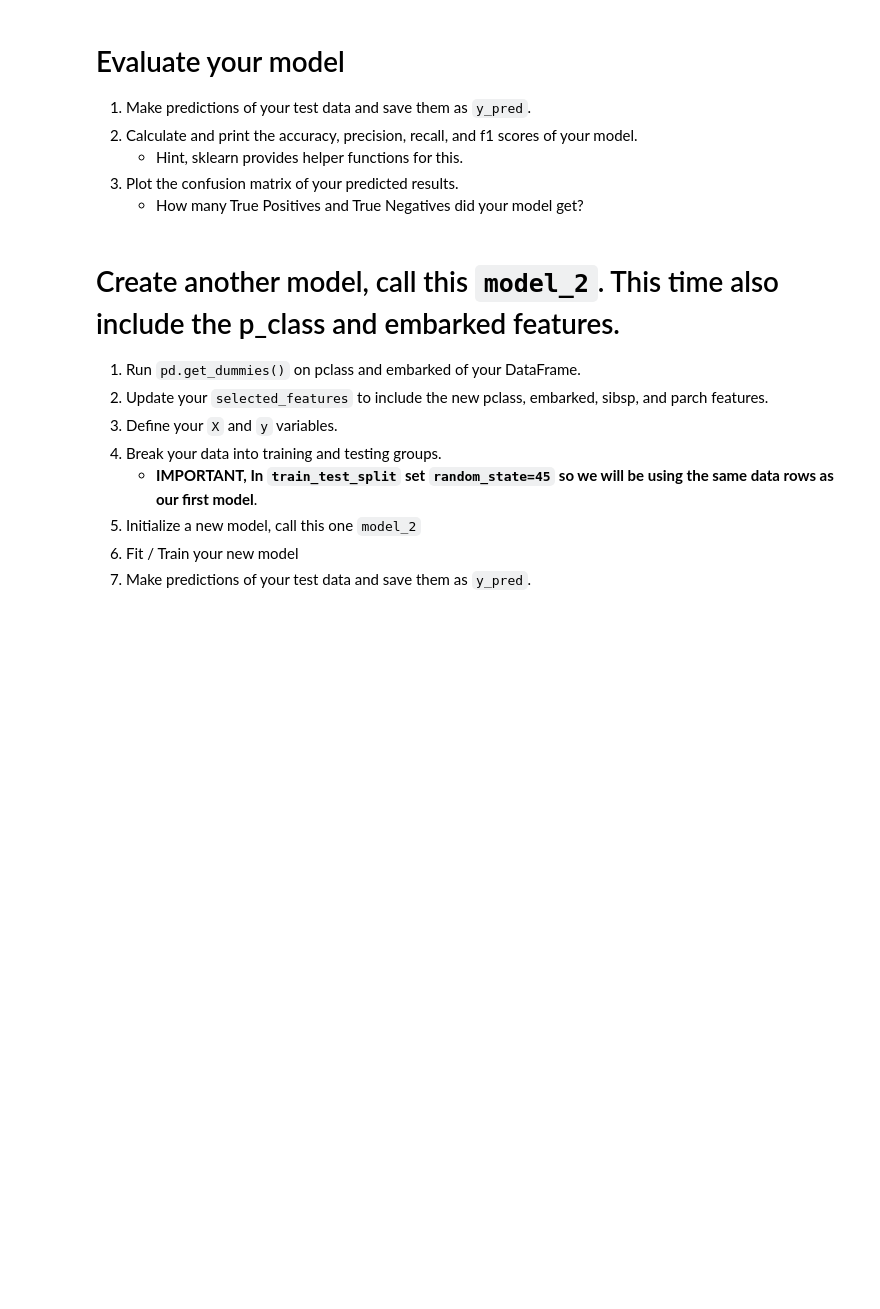
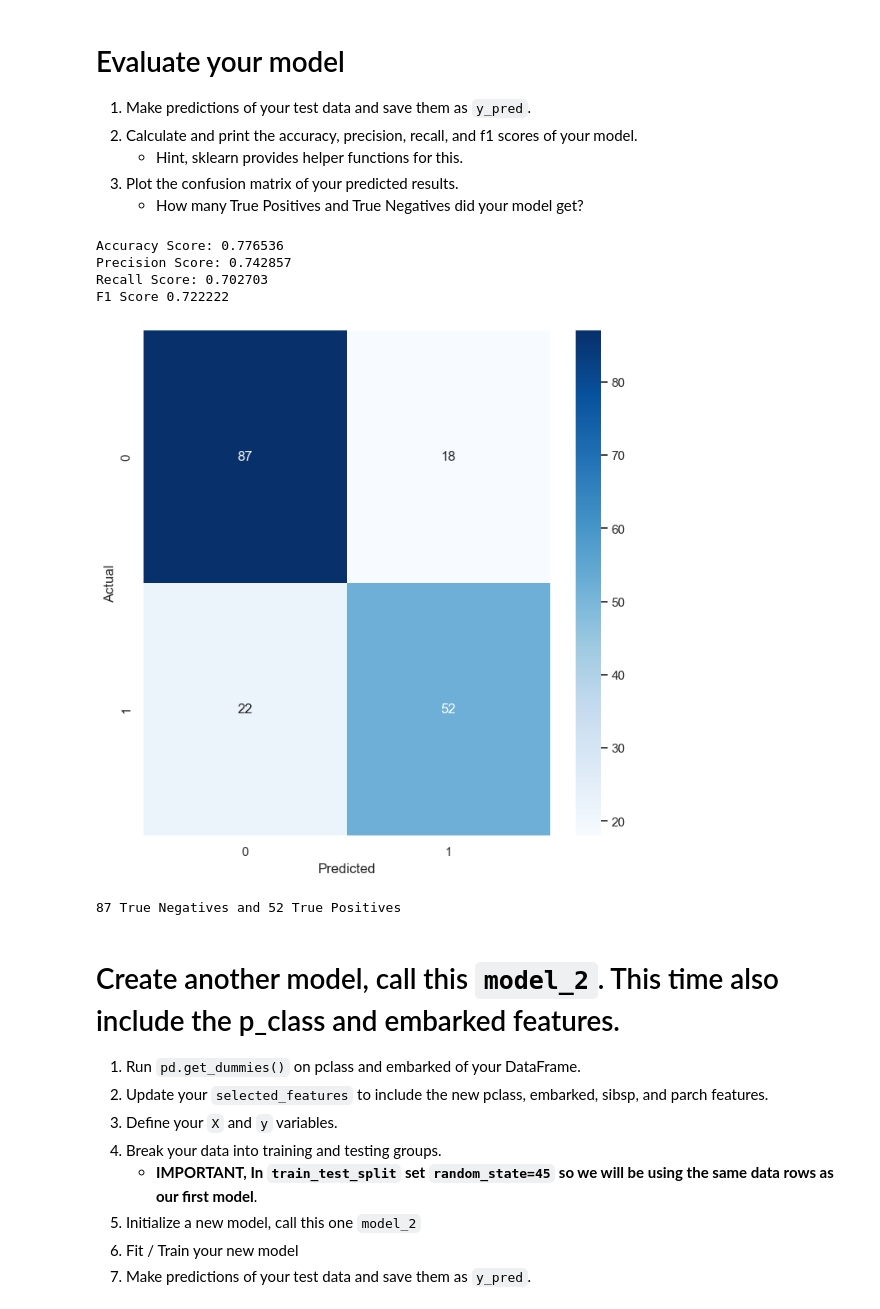
Before and after one commit to Colin0224/my-fork-2024-DS-Tue, a Jupyter notebook: Week-06-Classification/Exersise-CW.ipynb, the cells around one changed output. Drawn from its saved outputs; the diff is of its cells as text; code cells hidden in the pictures; blank space fills up the shorter version.

```diff
--- a/Week-06-Classification/Exersise-CW.ipynb
+++ b/Week-06-Classification/Exersise-CW.ipynb
@@ -119,6 +120,6 @@ print(X_train.shape, X_test.shape)
 * Predict the values of your testing data
 # %%
 # Initalize our model
-
-
+model = LogisticRegression(penalty='l2', solver='lbfgs', max_iter=100)
 # Train our model using our training data.
+model.fit(X_train, y_train)
@@ -131,34 +134,46 @@ print(X_train.shape, X_test.shape)
     * How many True Positives and True Negatives did your model get?
 # %%
 # 1. Make predictions of your test data and save them as `y_pred`.
+y_pred = model.predict(X_test)
 # %%
 # 2. Calculate and print the accuracy, precision, recall, and f1 scores of your model.
 
 # Calculate our accuracy
-accuracy = ???
+accuracy  = accuracy_score(y_test, y_pred)
 
 # Calculate our precision score
-precision = ???
+precision = precision_score(y_test, y_pred)
 
 # Calculate our recall score
-recall = ???
+recall = recall_score(y_test, y_pred)
 
-f1 = ???
+f1 = f1_score(y_test, y_pred)
 
 # Print each of our scores to inspect performance.
 print("Accuracy Score: %f" % accuracy)
 print("Precision Score: %f" % precision)
 print("Recall Score: %f" % recall)
 print('F1 Score %f' % f1)
+# %% [output]
+Accuracy Score: 0.776536
+Precision Score: 0.742857
+Recall Score: 0.702703
+F1 Score 0.722222
 # %%
 # 1. Plot a confusion matrix of your predicted results.
 import matplotlib.pyplot as plt
 fig = plt.figure(figsize=(8,8))
+cm = confusion_matrix(y_test, y_pred)
+sns.heatmap(cm, annot=True,fmt='d',cmap='Blues')
 plt.xlabel('Predicted')
-plt.ylabel('Actual');
+plt.ylabel('Actual')
+# %% [output]
+[figure, added]
 # %%
 # How many True Positives and True Negatives did your model get?
-print('??? True Negatives and ??? True Positives')
+print(f'{cm[0, 0]} True Negatives and {cm[1, 1]} True Positives')
+# %% [output]
+87 True Negatives and 52 True Positives
 # %% [markdown]
 # Create another model, call this `model_2`.  This time also include the p_class and embarked features.
 1. Run `pd.get_dummies()` on pclass and embarked of your DataFrame.
```
Also changed, not shown: parts of 3 cells of this notebook.
